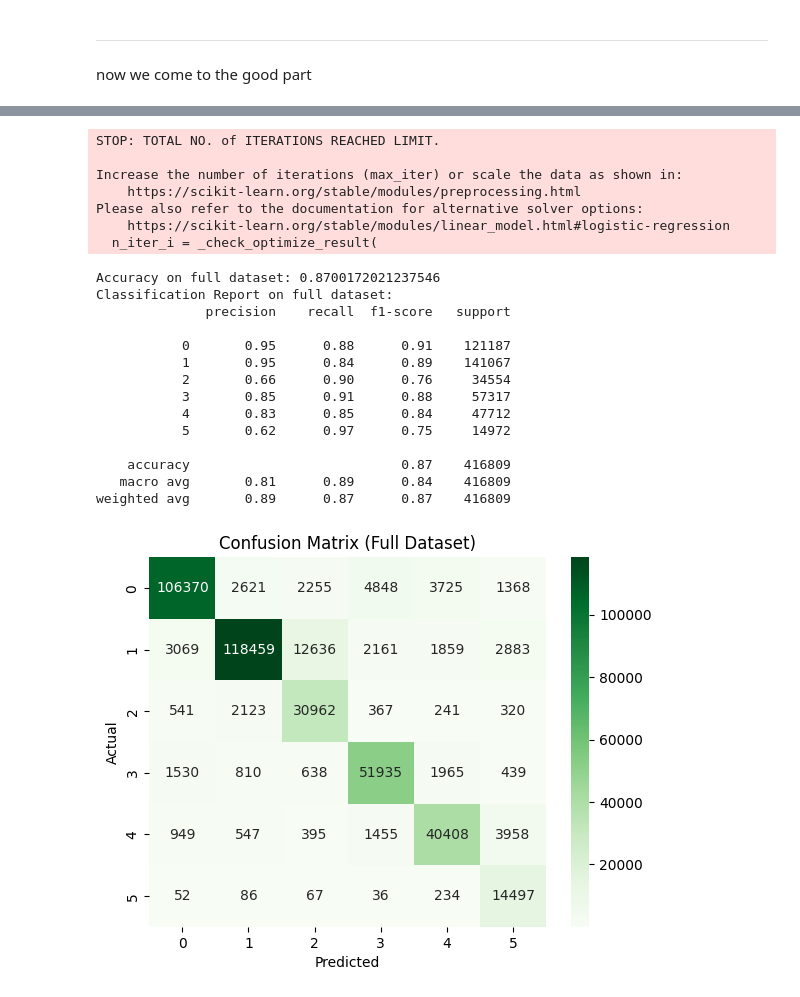
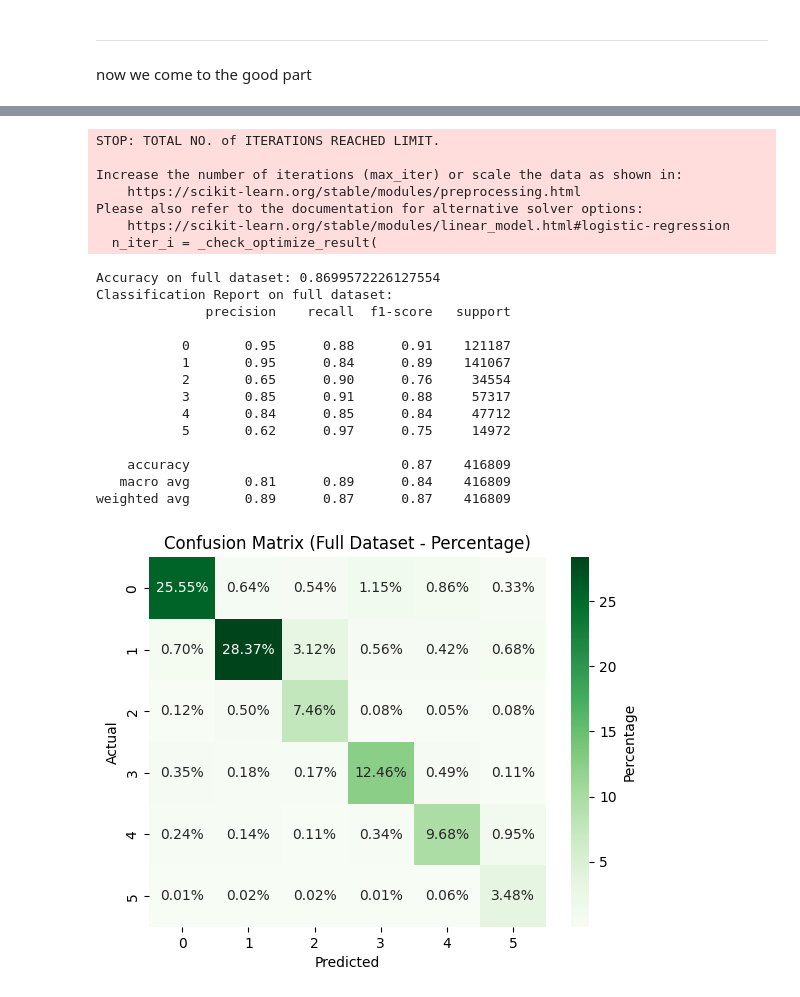
Before and after one commit to Timbo003/MBA_Emotions_Analysis, a Jupyter notebook: notebook.ipynb, the cells around one changed output, grey strips where cells are left out. Drawn from its saved outputs; the diff is of its cells as text; code cells hidden in the pictures.

Commit message:
Confusion Matrix now as precentage and added comments for better understanding for IBA

```diff
--- a/notebook.ipynb
+++ b/notebook.ipynb
@@ -389,71 +470,83 @@ from sklearn.linear_model import LogisticRegression
 from sklearn.metrics import accuracy_score, classification_report, confusion_matrix
 import matplotlib.pyplot as plt
 import seaborn as sns
+import numpy as np
 
 # Find the class with the least samples
-min_samples = df['num_label'].value_counts().min()
+min_samples = df['num_label'].value_counts().min()  # Get the minimum number of samples in any class
 
 # Sample the data to have the same number of samples for each class (balance the data)
 df_balanced = df.groupby('num_label').apply(lambda x: x.sample(min_samples)).reset_index(drop=True)
+# Group by 'num_label' and sample the minimum number of samples for each class, ensuring a balanced dataset
 
 # Features (X) and Labels (y) for balanced training data
-X_balanced = df_balanced['text_stemmed']
-y_balanced = df_balanced['num_label']
+X_balanced = df_balanced['text_stemmed']  # Features for the balanced dataset (stemmed text)
+y_balanced = df_balanced['num_label']  # Labels for the balanced dataset (numerical labels)
 
 # Features (X) and Labels (y) for the entire dataset (for testing later)
-X_full = df['text_stemmed']
-y_full = df['num_label']
+X_full = df['text_stemmed']  # Features for the full dataset
+y_full = df['num_label']  # Labels for the full dataset
 
 # Stratified Train-Test Split on the balanced data
 X_train, X_balanced_test, y_train, y_balanced_test = train_test_split(X_balanced, y_balanced, test_size=0.2, random_state=42, stratify=y_balanced)
+# Split the balanced dataset into training and testing sets while preserving class distribution
 
 # TF-IDF Vectorization (fit only on training data)
-tfidf = TfidfVectorizer(max_features=5000)
-X_train_tfidf = tfidf.fit_transform(X_train)  # Fit and transform on training data
+tfidf = TfidfVectorizer(max_features=5000)  # Initialize TF-IDF vectorizer with a maximum of 5000 features
+X_train_tfidf = tfidf.fit_transform(X_train)  # Fit and transform the training data into TF-IDF vectors
 
 # Transform the full dataset (for testing)
-X_full_tfidf = tfidf.transform(X_full)
+X_full_tfidf = tfidf.transform(X_full)  # Apply the same transformation to the full dataset (without fitting)
 
 # Logistic Regression Model
-model = LogisticRegression()
-model.fit(X_train_tfidf, y_train)
+model = LogisticRegression()  # Initialize logistic regression model
+model.fit(X_train_tfidf, y_train)  # Fit the model to the training data
 
 # Predictions on the full dataset
-y_full_pred = model.predict(X_full_tfidf)
+y_full_pred = model.predict(X_full_tfidf)  # Predict the labels for the full dataset using the trained model
 
 # Model Evaluation on the full dataset
-accuracy_full = accuracy_score(y_full, y_full_pred)
-print(f"Accuracy on full dataset: {accuracy_full}")
-print("Classification Report on full dataset:")
+accuracy_full = accuracy_score(y_full, y_full_pred)  # Calculate the accuracy on the full dataset
+print(f"Accuracy on full dataset: {accuracy_full}")  # Print the accuracy of the model
+print("Classification Report on full dataset:")  # Print the detailed classification report
 print(classification_report(y_full, y_full_pred))
 
 # Confusion Matrix on the full dataset
-cm_full = confusion_matrix(y_full, y_full_pred)
-sns.heatmap(cm_full, annot=True, fmt='d', cmap='Greens')
-plt.title("Confusion Matrix (Full Dataset)")
-plt.ylabel('Actual')
-plt.xlabel('Predicted')
-plt.show()
+cm_full = confusion_matrix(y_full, y_full_pred)  # Generate the confusion matrix for the predicted vs actual labels
+
+# Convert to percentages
+cm_full_percentage = cm_full / cm_full.sum() * 100  # Normalize the confusion matrix values to percentages by dividing by the total sum
+
+# Heatmap visualization with percentage annotations
+sns.heatmap(cm_full_percentage,  # Create a heatmap of the confusion matrix (percentage values)
+            annot= np.array([["{:.2f}%".format(val) for val in row] for row in cm_full_percentage]),  # Annotate each cell with its percentage value formatted to two decimal places
+            fmt="",  # No additional formatting is required since we are using pre-formatted values
+            cmap='Greens',  # Set the color map for the heatmap to 'Greens'
+            cbar_kws={'label': 'Percentage'})  # Add a color bar with a label 'Percentage'
+plt.title("Confusion Matrix (Full Dataset - Percentage)")  # Set the title for the heatmap
+plt.ylabel('Actual')  # Set the label for the y-axis (Actual labels)
+plt.xlabel('Predicted')  # Set the label for the x-axis (Predicted labels)
+plt.show()  # Display the heatmap plot
 # %% [output]
 STOP: TOTAL NO. of ITERATIONS REACHED LIMIT.
 
 Increase the number of iterations (max_iter) or scale the data as shown in:
     https://scikit-learn.org/stable/modules/preprocessing.html
 Please also refer to the documentation for alternative solver options:
     https://scikit-learn.org/stable/modules/linear_model.html#logistic-regression
   n_iter_i = _check_optimize_result(
-Accuracy on full dataset: 0.8700172021237546
+Accuracy on full dataset: 0.8699572226127554
 Classification Report on full dataset:
               precision    recall  f1-score   support
 
            0       0.95      0.88      0.91    121187
            1       0.95      0.84      0.89    141067
-           2       0.66      0.90      0.76     34554
+           2       0.65      0.90      0.76     34554
            3       0.85      0.91      0.88     57317
-           4       0.83      0.85      0.84     47712
+           4       0.84      0.85      0.84     47712
            5       0.62      0.97      0.75     14972
 
     accuracy                           0.87    416809
    macro avg       0.81      0.89      0.84    416809
 weighted avg       0.89      0.87      0.87    416809
-[figure, old version]
+[figure, new version]
```
Also changed, not shown: parts of 12 cells of this notebook.
